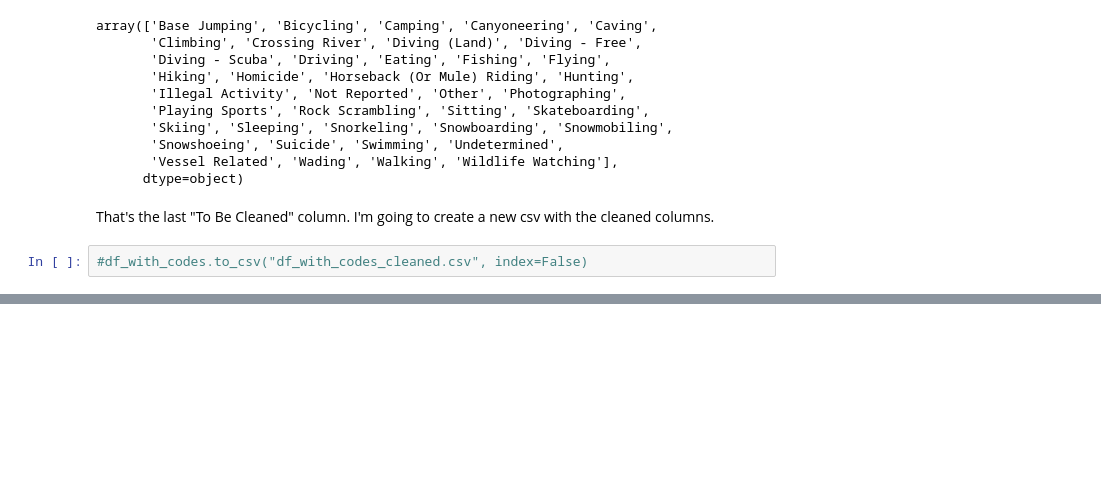
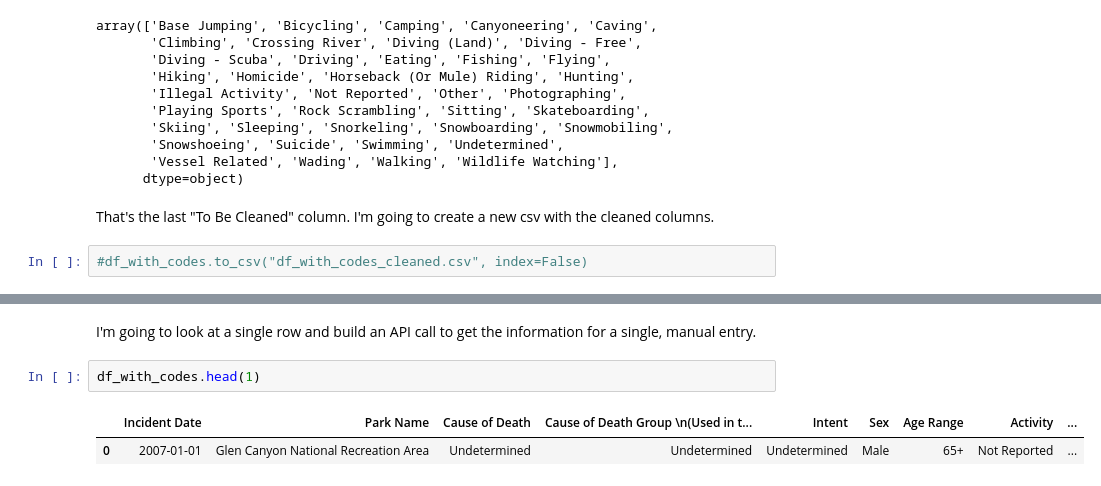
Before and after one commit to jeccalong/NPS_mini_project, a Jupyter notebook: Notebooks/NPS_mini_project.ipynb, the cells around one changed output, grey strips where cells are left out. Cells and saved outputs as stored; diff of their text form; blank space fills up the shorter version.

```diff
--- a/Notebooks/NPS_mini_project.ipynb
+++ b/Notebooks/NPS_mini_project.ipynb
@@ -949,0 +965,7 @@ That's the last "To Be Cleaned" column. I'm going to create a new csv with the c
+# %% [markdown]
+I'm going to look at a single row and build an API call to get the information for a single, manual entry.
+# %%
+df_with_codes.head(1)
+# %% [output]
+|  | Incident Date | Park Name | Cause of Death | Cause of Death Group \n(Used in t... | Intent | Sex | Age Range | Activity | ... |
+| 0 | 2007-01-01 | Glen Canyon National Recreation Area | Undetermined | Undetermined | Undetermined | Male | 65+ | Not Reported | ... |
```
Also changed, not shown: parts of 16 cells of this notebook.
